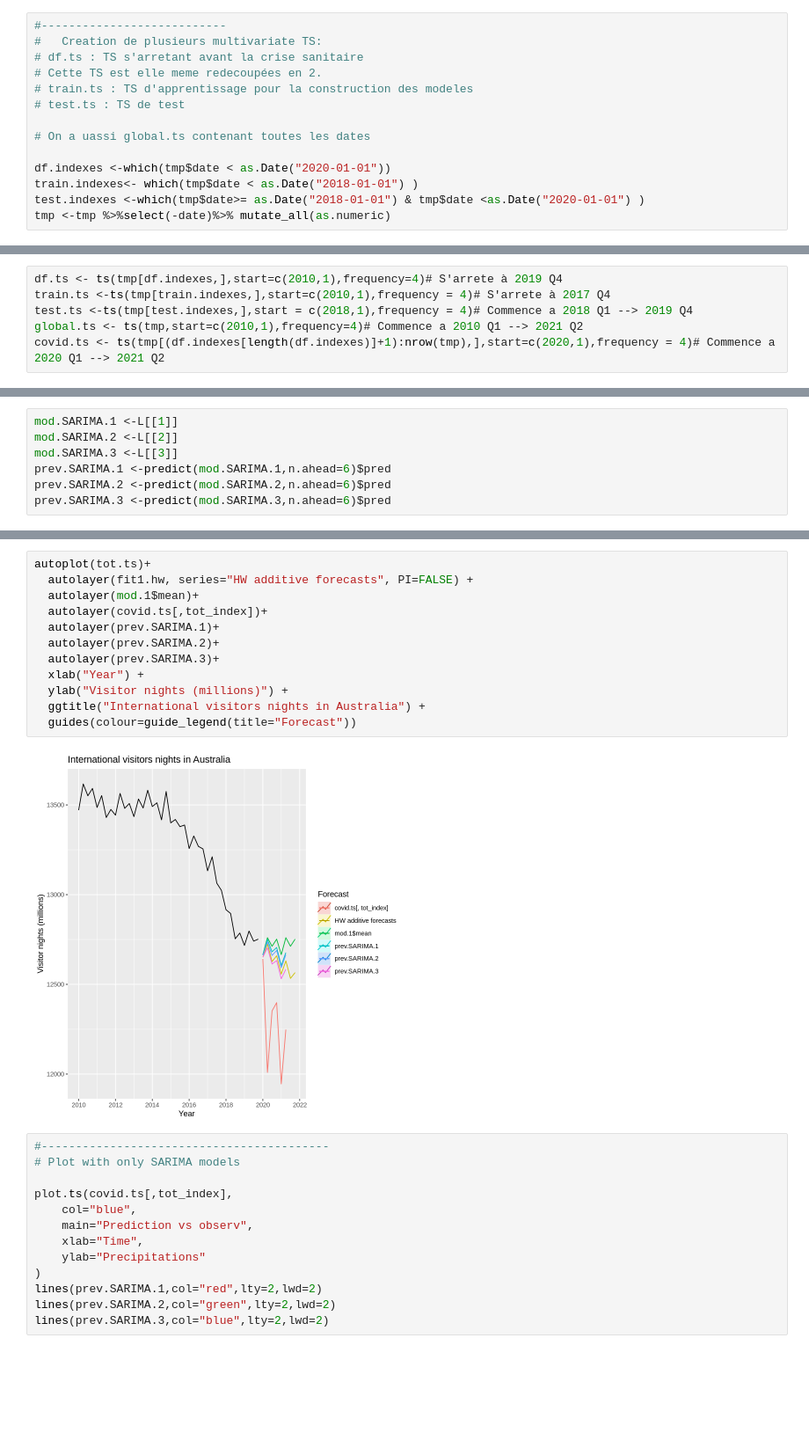
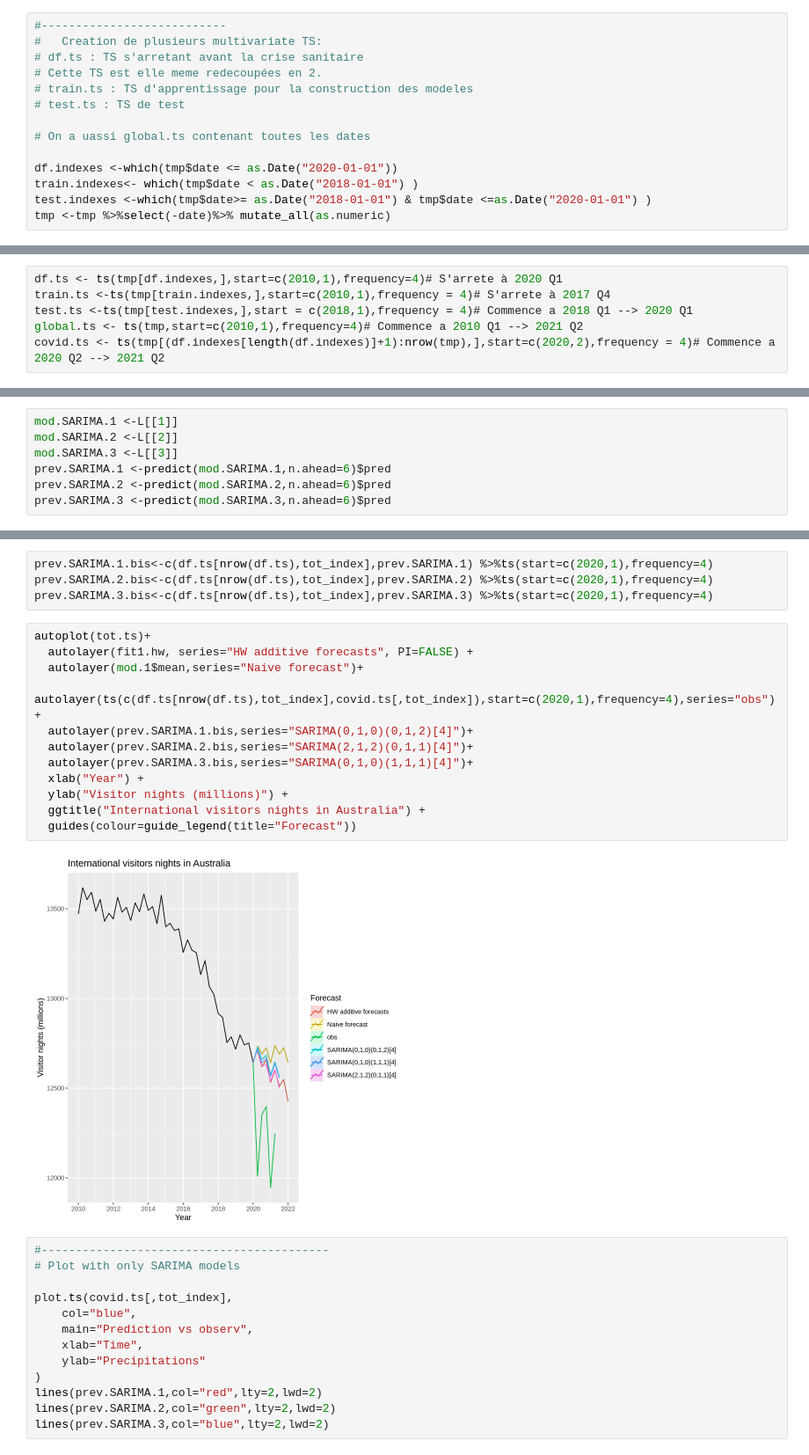
Before and after one commit to Jay-boo/TimeSeries_ACOSS, a Jupyter notebook: univariate.ipynb, the cells around one changed output, grey strips where cells are left out. Shown at 88% size. Saved outputs shown, nothing was run; the diff lists cells and outputs as text; blank space fills up the shorter version.

```diff
--- a/univariate.ipynb
+++ b/univariate.ipynb
@@ -318,9 +318,9 @@ A data.frame: 46 × 28
 
 # On a uassi global.ts contenant toutes les dates
 
-df.indexes <-which(tmp$date < as.Date("2020-01-01"))
+df.indexes <-which(tmp$date <= as.Date("2020-01-01"))
 train.indexes<- which(tmp$date < as.Date("2018-01-01") )
-test.indexes <-which(tmp$date>= as.Date("2018-01-01") & tmp$date <as.Date("2020-01-01") )
+test.indexes <-which(tmp$date>= as.Date("2018-01-01") & tmp$date <=as.Date("2020-01-01") )
 tmp <-tmp %>%select(-date)%>% mutate_all(as.numeric)
 # %%
 df.indexes
@@ -335,9 +335,9 @@ test.indexes
 # %%
-df.ts <- ts(tmp[df.indexes,],start=c(2010,1),frequency=4)# S'arrete à 2019 Q4
+df.ts <- ts(tmp[df.indexes,],start=c(2010,1),frequency=4)# S'arrete à 2020 Q1
 train.ts <-ts(tmp[train.indexes,],start=c(2010,1),frequency = 4)# S'arrete à 2017 Q4
-test.ts <-ts(tmp[test.indexes,],start = c(2018,1),frequency = 4)# Commence a 2018 Q1 --> 2019 Q4
+test.ts <-ts(tmp[test.indexes,],start = c(2018,1),frequency = 4)# Commence a 2018 Q1 --> 2020 Q1
 global.ts <- ts(tmp,start=c(2010,1),frequency=4)# Commence a 2010 Q1 --> 2021 Q2
-covid.ts <- ts(tmp[(df.indexes[length(df.indexes)]+1):nrow(tmp),],start=c(2020,1),frequency = 4)# Commence a 2020 Q1 --> 2021 Q2
+covid.ts <- ts(tmp[(df.indexes[length(df.indexes)]+1):nrow(tmp),],start=c(2020,2),frequency = 4)# Commence a 2020 Q2 --> 2021 Q2
 # %% [markdown]
 Le but de cette division est de pouvoir regarder la pertinence de notre modèle sur des données observées relativement cohérente.
 EN effet en regardant simplement la décomposition de la serie du total on se rend compte que la crise sanitaire correspond a un bruit enorme. Ainsi , dans un premier temps , on ne pourra pas regarder la pertinence des predictions de notre modèle basé sur la comparaison entre les val observée et prédites dans notre contexte. Ainsi on creer un nouvelle echantillon de test de notre modèle.
@@ -778,17 +795,21 @@ Model df: 1.   Total lags used: 8
+# %%
+prev.SARIMA.1.bis<-c(df.ts[nrow(df.ts),tot_index],prev.SARIMA.1) %>%ts(start=c(2020,1),frequency=4)
+prev.SARIMA.2.bis<-c(df.ts[nrow(df.ts),tot_index],prev.SARIMA.2) %>%ts(start=c(2020,1),frequency=4)
+prev.SARIMA.3.bis<-c(df.ts[nrow(df.ts),tot_index],prev.SARIMA.3) %>%ts(start=c(2020,1),frequency=4)
 # %%
 autoplot(tot.ts)+
   autolayer(fit1.hw, series="HW additive forecasts", PI=FALSE) +
-  autolayer(mod.1$mean)+
-  autolayer(covid.ts[,tot_index])+
-  autolayer(prev.SARIMA.1)+
-  autolayer(prev.SARIMA.2)+
-  autolayer(prev.SARIMA.3)+
+  autolayer(mod.1$mean,series="Naive forecast")+
+  autolayer(ts(c(df.ts[nrow(df.ts),tot_index],covid.ts[,tot_index]),start=c(2020,1),frequency=4),series="obs")+
+  autolayer(prev.SARIMA.1.bis,series="SARIMA(0,1,0)(0,1,2)[4]")+
+  autolayer(prev.SARIMA.2.bis,series="SARIMA(2,1,2)(0,1,1)[4]")+
+  autolayer(prev.SARIMA.3.bis,series="SARIMA(0,1,0)(1,1,1)[4]")+
   xlab("Year") +
   ylab("Visitor nights (millions)") +
   ggtitle("International visitors nights in Australia") +
   guides(colour=guide_legend(title="Forecast"))
 # %% [output]
-[figure, old version]
+[figure, new version]
 # %%
 #------------------------------------------
 # Plot with only SARIMA models
```
Also changed, not shown: parts of 39 cells of this notebook, 27 other files.
